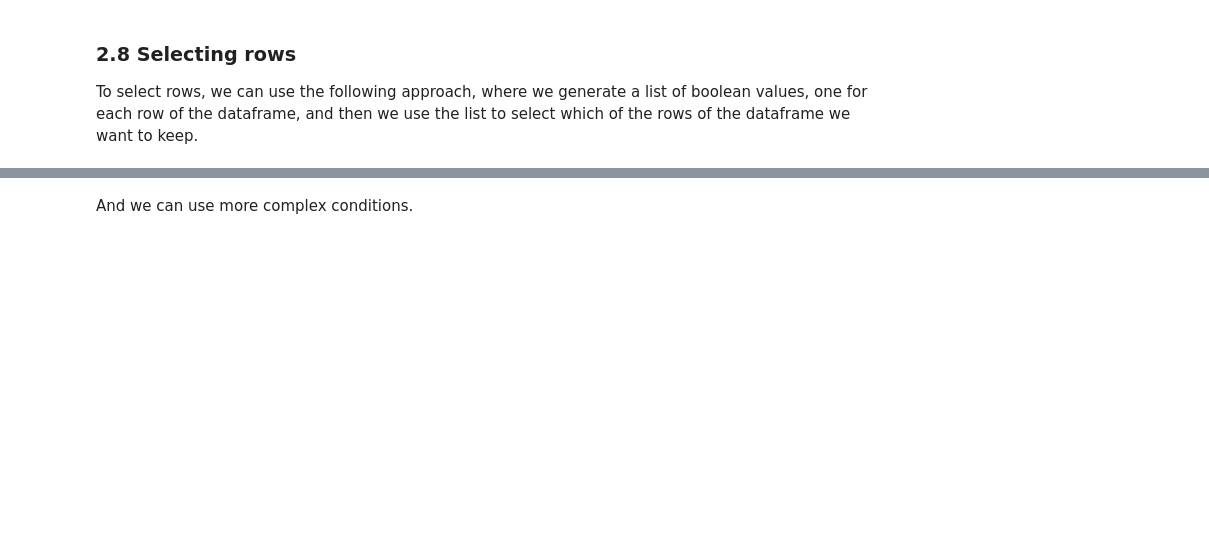
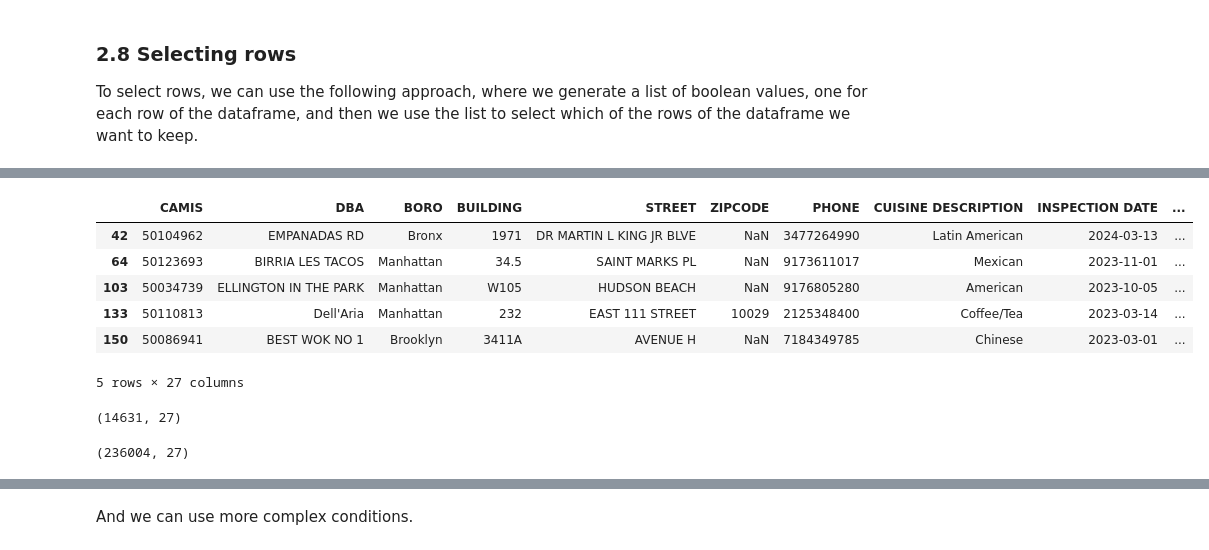
Before and after one commit to dianakorka/dmml2021, a Jupyter notebook: week3/EDA_and_Data_visualization.ipynb, the cells around one changed output, grey strips where cells are left out. Drawn from its saved outputs; the diff is of its cells as text; code cells hidden in the pictures; blank space fills up the shorter version.

```diff
--- a/week3/EDA_and_Data_visualization.ipynb
+++ b/week3/EDA_and_Data_visualization.ipynb
@@ -506,8 +578,24 @@ mice.head()
 # %%
 # Apply the condition to the dataframe "restaurants" and store the result
 # in a dataframe called has_mice
-has_mice = restaurants[mice]
+has_mice = restaurants[restaurants["VIOLATION CODE"] == "04L"]
 has_mice.head()
+# %% [output]
+|  | CAMIS | DBA | BORO | BUILDING | STREET | ZIPCODE | PHONE | CUISINE DESCRIPTION | INSPECTION DATE | ... |
+| 42 | 50104962 | EMPANADAS RD | Bronx | 1971 | DR MARTIN L KING JR BLVE | NaN | 3477264990 | Latin American | 2024-03-13 | ... |
+| 64 | 50123693 | BIRRIA LES TACOS | Manhattan | 34.5 | SAINT MARKS PL | NaN | 9173611017 | Mexican | 2023-11-01 | ... |
+| 103 | 50034739 | ELLINGTON IN THE PARK | Manhattan | W105 | HUDSON BEACH | NaN | 9176805280 | American | 2023-10-05 | ... |
+| 133 | 50110813 | Dell'Aria | Manhattan | 232 | EAST 111 STREET | 10029 | 2125348400 | Coffee/Tea | 2023-03-14 | ... |
+| 150 | 50086941 | BEST WOK NO 1 | Brooklyn | 3411A | AVENUE H | NaN | 7184349785 | Chinese | 2023-03-01 | ... |
+5 rows × 27 columns
+# %%
+has_mice.shape
+# %% [output]
+(14631, 27)
+# %%
+restaurants.shape
+# %% [output]
+(236004, 27)
 # %%
 # List the most frequent DBA values in the data of restaurants that have mice
 has_mice["DBA"].value_counts()[:20]
```
Also changed, not shown: parts of 36 cells of this notebook.
